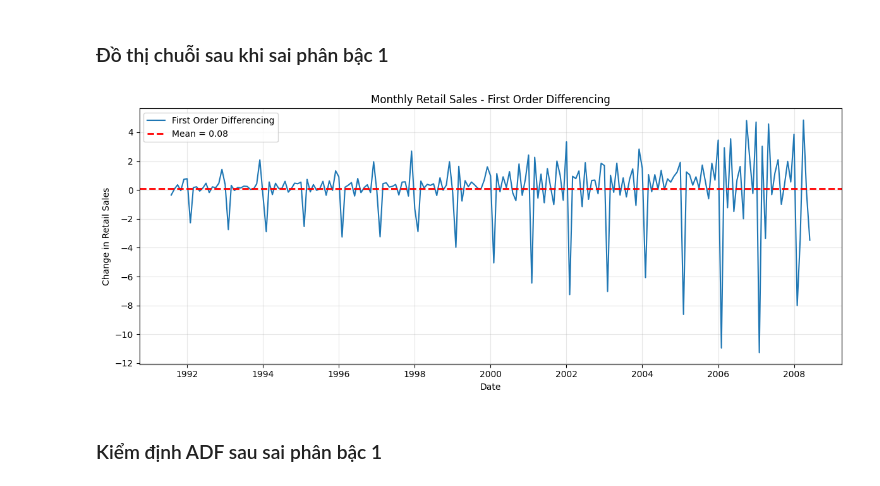
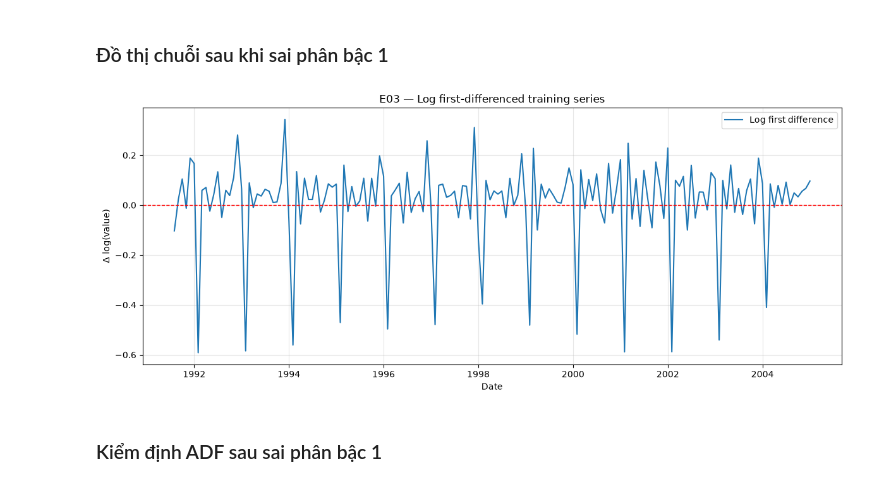
Before and after one commit to Tuvienn/TOTAL_LAB_PRACTICE_FOR_TIME_SERIES, a Jupyter notebook: total_practice/Practice_2/notebooks/Practice_2_Exercise.ipynb, the cells around one changed output. Cells and saved outputs as stored; diff of their text form; code cells hidden in the pictures.

```diff
--- a/total_practice/Practice_2/notebooks/Practice_2_Exercise.ipynb
+++ b/total_practice/Practice_2/notebooks/Practice_2_Exercise.ipynb
@@ -529,14 +489,9 @@ Chuỗi không dừng (không bác bỏ giả thuyết H₀ về tồn tại ngh
 # %% [markdown]
 ### Sai phân bậc 1
 # %%
-series = df['value']
-
-series_diff = series.diff().dropna()
-#Cập nhật log
-logging.info(
-    f"Hoàn thành sai phân bậc 1 | "
-    f"Số quan sát còn lại: {len(series_diff)}"
-)
-
-print(series_diff)
+log_diff_train = log_first_difference(train)
+print("Transformation: natural_log")
+print("Differencing order candidate: d=1")
+print("Transformed observations:", len(log_diff_train))
+logging.info("E03 transformed training series created | natural_log + first_difference | n=%d", len(log_diff_train))
 # %% [output]
@@ -558,37 +503,18 @@ Name: value, Length: 203, dtype: float64
 # %%
 import matplotlib.pyplot as plt
 
 plt.figure(figsize=(12, 5))
-
-# Vẽ chuỗi sau sai phân bậc 1
-plt.plot(
-    series_diff.index,
-    series_diff.values,
-    label="First Order Differencing"
-)
-
-# Tính giá trị trung bình
-mean_value = series_diff.mean()
-
-# Vẽ đường trung bình
-plt.axhline(
-    y=mean_value,
-    color="red",
-    linestyle="--",
-    linewidth=2,
-    label=f"Mean = {mean_value:.2f}"
-)
-
-plt.title("Monthly Retail Sales - First Order Differencing")
+plt.plot(log_diff_train.index, log_diff_train.values, label="Log first difference")
+plt.axhline(0, color="red", linestyle="--", linewidth=1)
+plt.title("E03 — Log first-differenced training series")
 plt.xlabel("Date")
-plt.ylabel("Change in Retail Sales")
-
+plt.ylabel("Δ log(value)")
 plt.legend()
 plt.grid(True, alpha=0.3)
 plt.tight_layout()
 plt.show()
 # %% [output]
-[figure, old version]
+[figure, new version]
 # %% [markdown]
 ### Kiểm định ADF sau sai phân bậc 1
 # %%
```
Also changed, not shown: parts of 46 cells of this notebook, 59 other files.
